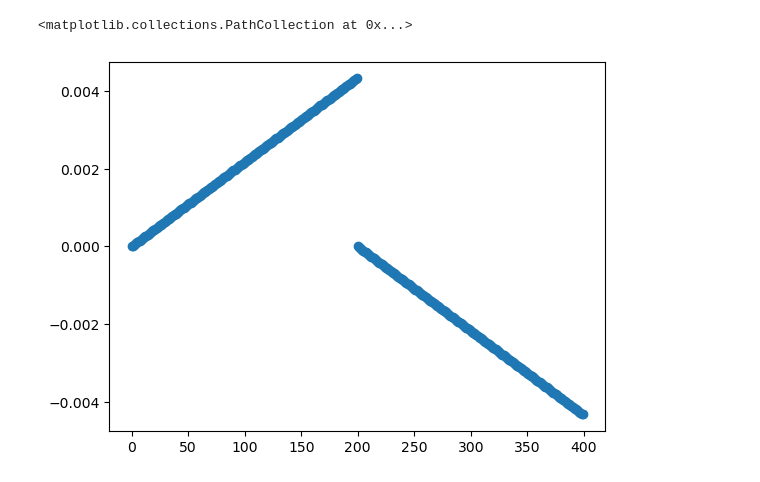
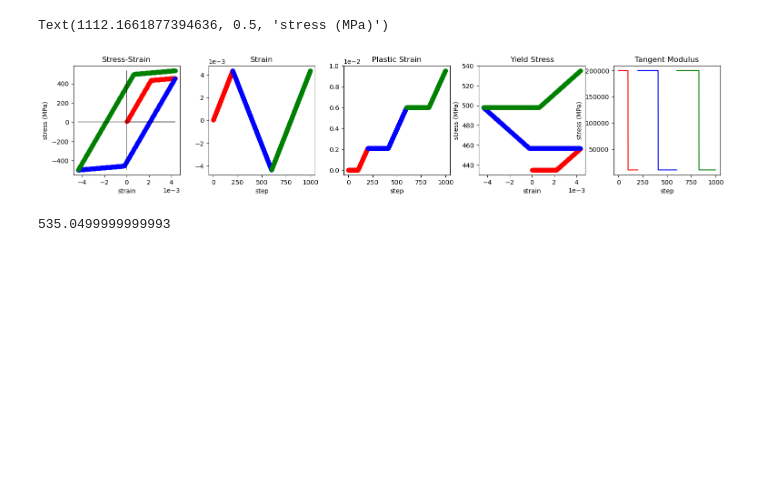
Before and after one commit to Anwar8/Blaze, a Jupyter notebook: POC/bhatti_isotropic.ipynb, the cells around one changed output. Cells and saved outputs as stored; diff of their text form; code cells hidden in the pictures; blank space fills up the shorter version.

Commit message:
isotropic hardening okay

```diff
--- a/POC/bhatti_isotropic.ipynb
+++ b/POC/bhatti_isotropic.ipynb
@@ -79,5 +51,9 @@ Text(0, 0.5, 'Stress (MPa)')
-# %%
-plt.scatter(np.arange(len(strain)), strain)
-# %% [output]
-<matplotlib.collections.PathCollection at 0x...>
-[figure, removed]
+# %%
+YIELD_STRENGTH = 435e6
+YOUNGS_MODULUS = 2e11
+TANGENT_STIFFNESS = 0.05*YOUNGS_MODULUS
+STRAIN_HARDENING_H = TANGENT_STIFFNESS * YOUNGS_MODULUS/(YOUNGS_MODULUS - TANGENT_STIFFNESS)
+yield_strain = YIELD_STRENGTH / YOUNGS_MODULUS
+
+num_increments_to_yield = 100
+strain_increment = yield_strain/num_increments_to_yield
@@ -83,0 +102,58 @@ plt.scatter(np.arange(len(strain)), strain)
+# %%
+figs, axs = plt.subplots(1, 5)
+figs.set_size_inches(15, 3)
+
+axs = axs.flatten()
+figs.tight_layout()
+# stress-strain
+axs[0].set_title("Stress-Strain")
+axs[0].scatter(strain[0:num_loading_increments], stress[0:num_loading_increments], c="r")
+axs[0].scatter(strain[num_loading_increments:num_loading_increments + num_unloading_increments], stress[num_loading_increments:num_loading_increments + num_unloading_increments], c="b")
+axs[0].scatter(strain[num_loading_increments + num_unloading_increments: num_loading_increments + num_unloading_increments + num_reloading_increments], stress[num_loading_increments + num_unloading_increments: num_loading_increments + num_unloading_increments + num_reloading_increments], c="g")
+axs[0].ticklabel_format(style='sci', axis='x', scilimits=(0,0))
+axs[0].set_xlabel("strain")
+axs[0].set_ylabel("stress (MPa)")
+
+axs[0].plot(np.zeros(len(stress)), stress, "-k", linewidth=0.3)
+axs[0].plot(strain, np.zeros(len(stress)), "-k", linewidth=0.3)
+
+# strain
+axs[1].set_title("Strain")
+axs[1].scatter(range(num_loading_increments), strain[0:num_loading_increments], c="r")
+axs[1].scatter(range(num_loading_increments, num_unloading_increments + num_loading_increments), strain[num_loading_increments:num_loading_increments + num_unloading_increments], c="b")
+axs[1].scatter(range(num_unloading_increments + num_loading_increments, num_unloading_increments + num_loading_increments + num_reloading_increments), strain[num_loading_increments + num_unloading_increments: num_loading_increments + num_unloading_increments + num_reloading_increments], c="g")
+axs[1].ticklabel_format(style='sci', axis='y', scilimits=(0,0))
+axs[1].set_xlabel("step")
+
+# plastic strain
+axs[2].set_title("Plastic Strain")
+axs[2].scatter(range(num_loading_increments), plastic_strain[0:num_loading_increments], c="r")
+axs[2].scatter(range(num_loading_increments, num_unloading_increments + num_loading_increments), plastic_strain[num_loading_increments:num_loading_increments + num_unloading_increments], c="b")
+axs[2].scatter(range(num_unloading_increments + num_loading_increments, num_unloading_increments + num_loading_increments + num_reloading_increments), plastic_strain[num_loading_increments + num_unloading_increments: num_loading_increments + num_unloading_increments + num_reloading_increments], c="g")
+axs[2].ticklabel_format(style='sci', axis='y', scilimits=(0,0))
+axs[2].set_xlabel("step")
+
+# yield stress
+axs[3].set_title("Yield Stress")
+axs[3].scatter(strain[0:num_loading_increments], yield_stress[0:num_loading_increments], c="r")
+axs[3].scatter(strain[num_loading_increments:num_loading_increments + num_unloading_increments], yield_stress[num_loading_increments:num_loading_increments + num_unloading_increments], c="b")
+axs[3].scatter(strain[num_loading_increments + num_unloading_increments: num_loading_increments + num_unloading_increments + num_reloading_increments], yield_stress[num_loading_increments + num_unloading_increments: num_loading_increments + num_unloading_increments + num_reloading_increments], c="g")
+axs[3].ticklabel_format(style='sci', axis='x', scilimits=(0,0))
+axs[3].set_xlabel("strain")
+axs[3].set_ylabel("stress (MPa)")
+
+# yield stress
+axs[4].set_title("Tangent Modulus")
+axs[4].plot(range(num_loading_increments), tangent_modulus[0:num_loading_increments], c="r")
+axs[4].plot(range(num_loading_increments, num_unloading_increments + num_loading_increments), tangent_modulus[num_loading_increments: num_unloading_increments + num_loading_increments], c="b")
+axs[4].plot(range(num_unloading_increments + num_loading_increments, num_unloading_increments + num_loading_increments + num_reloading_increments), tangent_modulus[num_loading_increments + num_unloading_increments: num_loading_increments + num_unloading_increments + num_reloading_increments], c="g")
+axs[4].set_xlabel("step")
+axs[4].set_ylabel("stress (MPa)")
+#
+# %% [output]
+Text(1112.1661877394636, 0.5, 'stress (MPa)')
+[figure, added]
+# %%
+np.max(yield_stress)
+# %% [output]
+535.0499999999993
```
Also changed, not shown: parts of 4 cells of this notebook.
